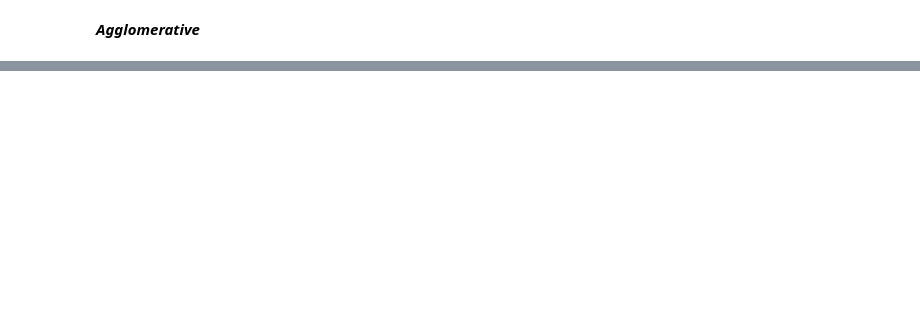
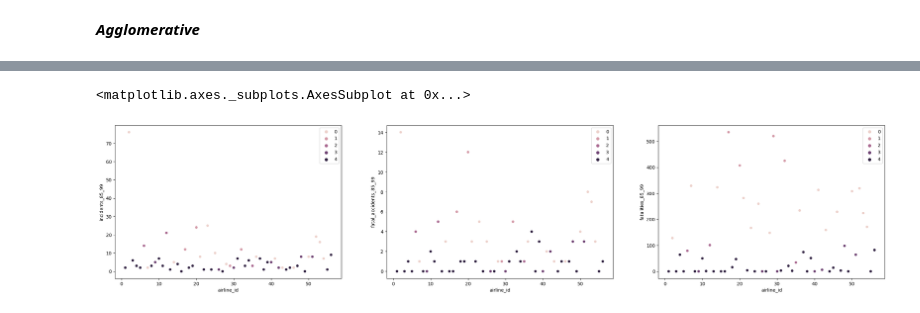
Before and after one commit to TheFrankdalorian/IMT_574, a Jupyter notebook: Week5/Homework/5.6_Clustering.ipynb, the cells around one changed output, grey strips where cells are left out. Drawn from its saved outputs; the diff is of its cells as text; code cells hidden in the pictures; blank space fills up the shorter version.

```diff
--- a/Week5/Homework/5.6_Clustering.ipynb
+++ b/Week5/Homework/5.6_Clustering.ipynb
@@ -293,0 +112,8 @@ plt.show()
+# %%
+fig, axes = plt.subplots(nrows=1, ncols=3, figsize=(30,6))
+sns.scatterplot(ax=axes[0], data=airline_dataset, x='airline_id', y='incidents_85_99', hue=clustering_model.labels_)
+sns.scatterplot(ax=axes[1], data=airline_dataset, x='airline_id', y='fatal_accidents_85_99', hue=clustering_model.labels_)
+sns.scatterplot(ax=axes[2], data=airline_dataset, x='airline_id', y='fatalities_85_99', hue=clustering_model.labels_)
+# %% [output]
+<matplotlib.axes._subplots.AxesSubplot at 0x...>
+[figure, added]
```
Also changed, not shown: parts of 46 cells of this notebook.
